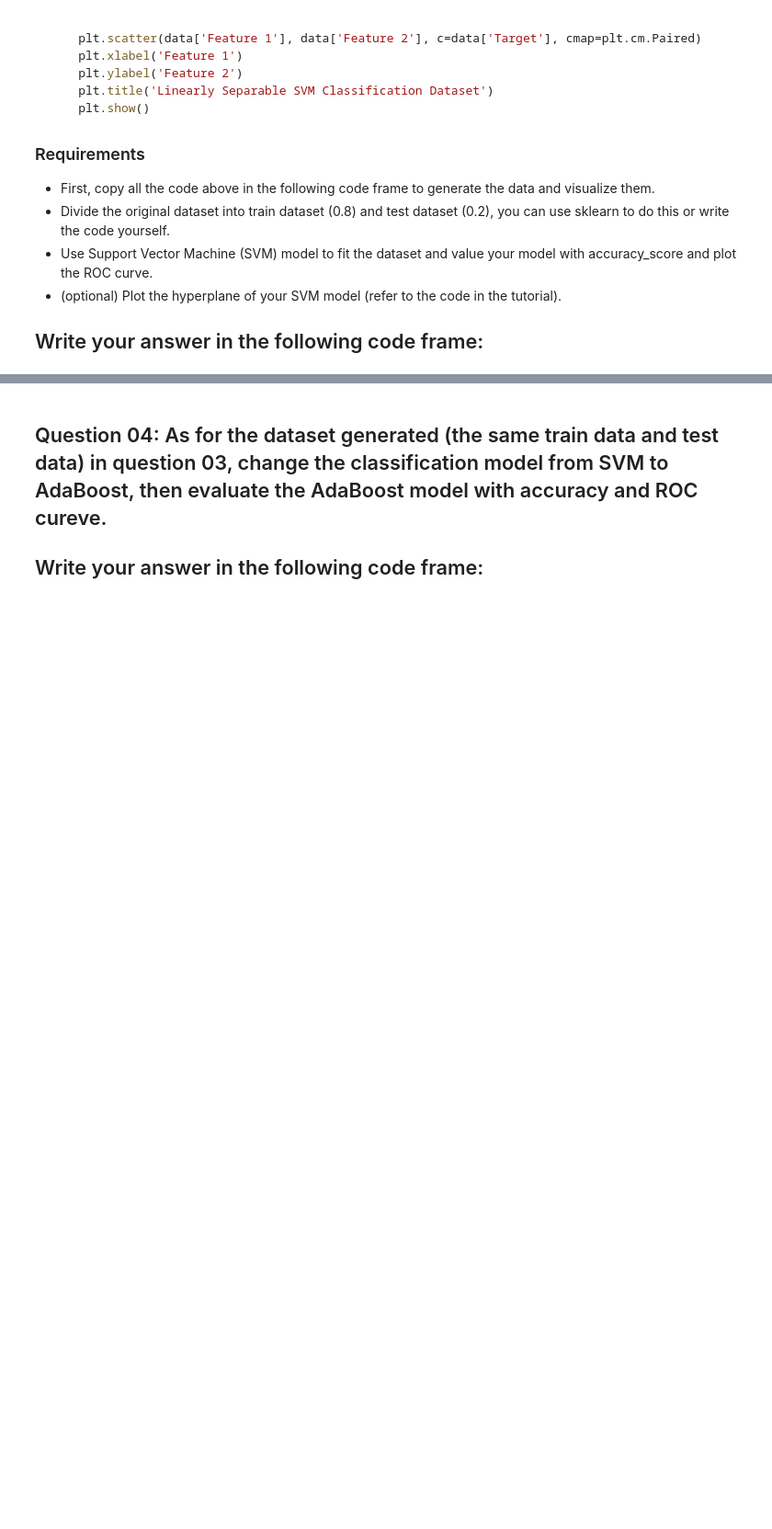
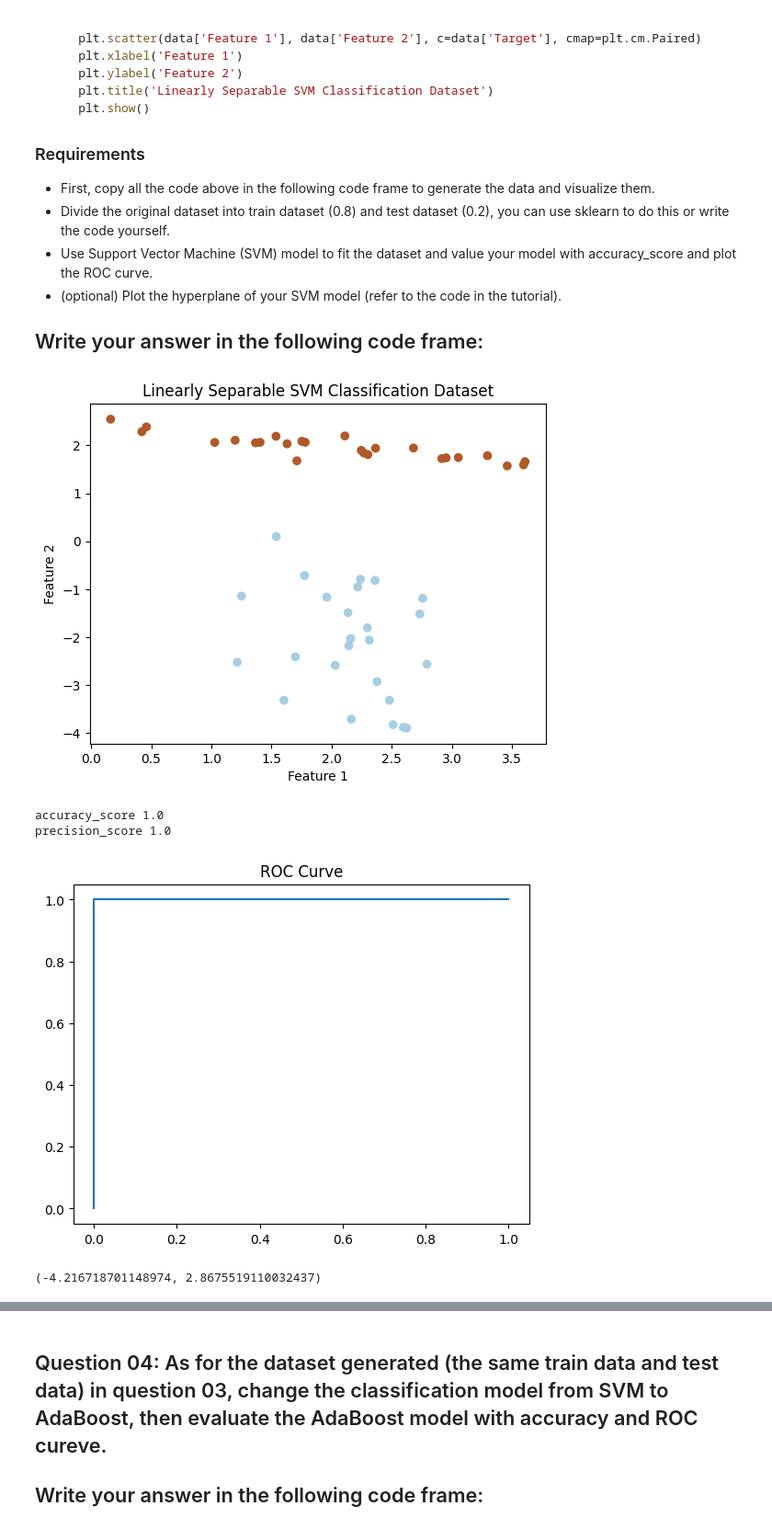
Before and after one commit to felixthe-cat/CIVL3140_clone, a Jupyter notebook: 03 Classification Models (Logistics regression & Decision Trees & Ensemble Learning)/exercise03.ipynb, the cells around one changed output, grey strips where cells are left out. Shown at 92% size. Cells and saved outputs as stored; diff of their text form; code cells hidden in the pictures; blank space fills up the shorter version.

```diff
--- a/03 Classification Models (Logistics regression & Decision Trees & Ensemble Learning)/exercise03.ipynb
+++ b/03 Classification Models (Logistics regression & Decision Trees & Ensemble Learning)/exercise03.ipynb
@@ -167,3 +225,83 @@ plt.show()
 - (optional) Plot the hyperplane of your SVM model (refer to the code in the tutorial).
 
 ## Write your answer in the following code frame:
+# %%
+import numpy as np
+import matplotlib.pyplot as plt
+from sklearn.datasets import make_classification
+from sklearn.model_selection import train_test_split
+
+X, y = make_classification(n_samples=50, n_features=2, n_informative=2, n_redundant=0,
+                        n_clusters_per_class=1, random_state=42, class_sep=2.0)
+
+data = pd.DataFrame(data=X, columns=['Feature 1', 'Feature 2'])
+data['Target'] = y
+
+plt.scatter(data['Feature 1'], data['Feature 2'], c=data['Target'], cmap=plt.cm.Paired)
+plt.xlabel('Feature 1')
+plt.ylabel('Feature 2')
+plt.title('Linearly Separable SVM Classification Dataset')
+plt.show()
+
+# Divide dataset into training and testing dataset
+data = data.sample(frac=1).reset_index(drop=True)
+        # Takes 80% to train
+        # Takes 20% to test
+data_df_train, data_df_val = train_test_split(data, test_size=0.2,random_state=0)
+    # data_df_train = data.iloc[:40,:]
+    # data_df_val = data.iloc[40:,:]
+
+# Use SVM to fit the dataset and assess the accuracy and plot ROC
+from sklearn.svm import SVC
+X = data_df_train[['Feature 1', 'Feature 2']]
+y = data_df_train['Target']
+clf = SVC(C=100, kernel='linear').fit(X,y)
+
+pred = clf.predict(data_df_val[['Feature 1', 'Feature 2']])
+y = data_df_val['Target']
+print('accuracy_score', accuracy_score(pred, y))
+print('precision_score', precision_score(pred, y))
+
+fpr, tpr, thresholds = roc_curve(pred, y)
+plt.plot(fpr, tpr)
+plt.title('ROC Curve')
+plt.show()
+
+# Plot the Hyperplane of the SVM model
+
+    # plotting the ordinary scatter plot first
+plt.scatter(data_df_train['Feature 1'], data_df_train['Feature 2'], c=data_df_train['Target'], cmap=plt.cm.Paired, label='training data')
+plt.scatter(data_df_val['Feature 1'], data_df_val['Feature 2'], c=data_df_val['Target'], label='testing data')
+plt.xlabel('Feature 1')
+plt.ylabel('Feature 2')
+plt.title('Linearly Separable SVM Classification Dataset')
+plt.legend()
+
+    # Getting the axis of the graph
+ax = plt.gca()
+
+    # obtain the axis limit
+xlim = ax.get_xlim()
+ylim = ax.get_ylim()
+
+    # plot hyperplane
+axisx = np.linspace(xlim[0], xlim[1], 50)
+axisy = np.linspace(ylim[0], ylim[1], 50)
+axisx, axisy = np.meshgrid(axisx, axisy)
+xy = np.vstack([axisx.ravel(), axisy.ravel()]).T
+Z = clf.decision_function(xy).reshape(axisx.shape)
+ax.contour(axisx, axisy, Z
+           ,colors="k"
+           ,levels=[-1, 0, 1] # draw three contours, for 1, 0, and -1
+           ,alpha=0.5# transparancy
+           ,linestyles=["--","-","--"])
+
+# set axis limitations
+ax.set_xlim(xlim)
+ax.set_ylim(ylim)
+# %% [output]
+[figure, added]
+accuracy_score 1.0
+precision_score 1.0
+[figure, added]
+(-4.216718701148974, 2.8675519110032437)
```
Also changed, not shown: parts of 5 cells of this notebook, 2 other files.
